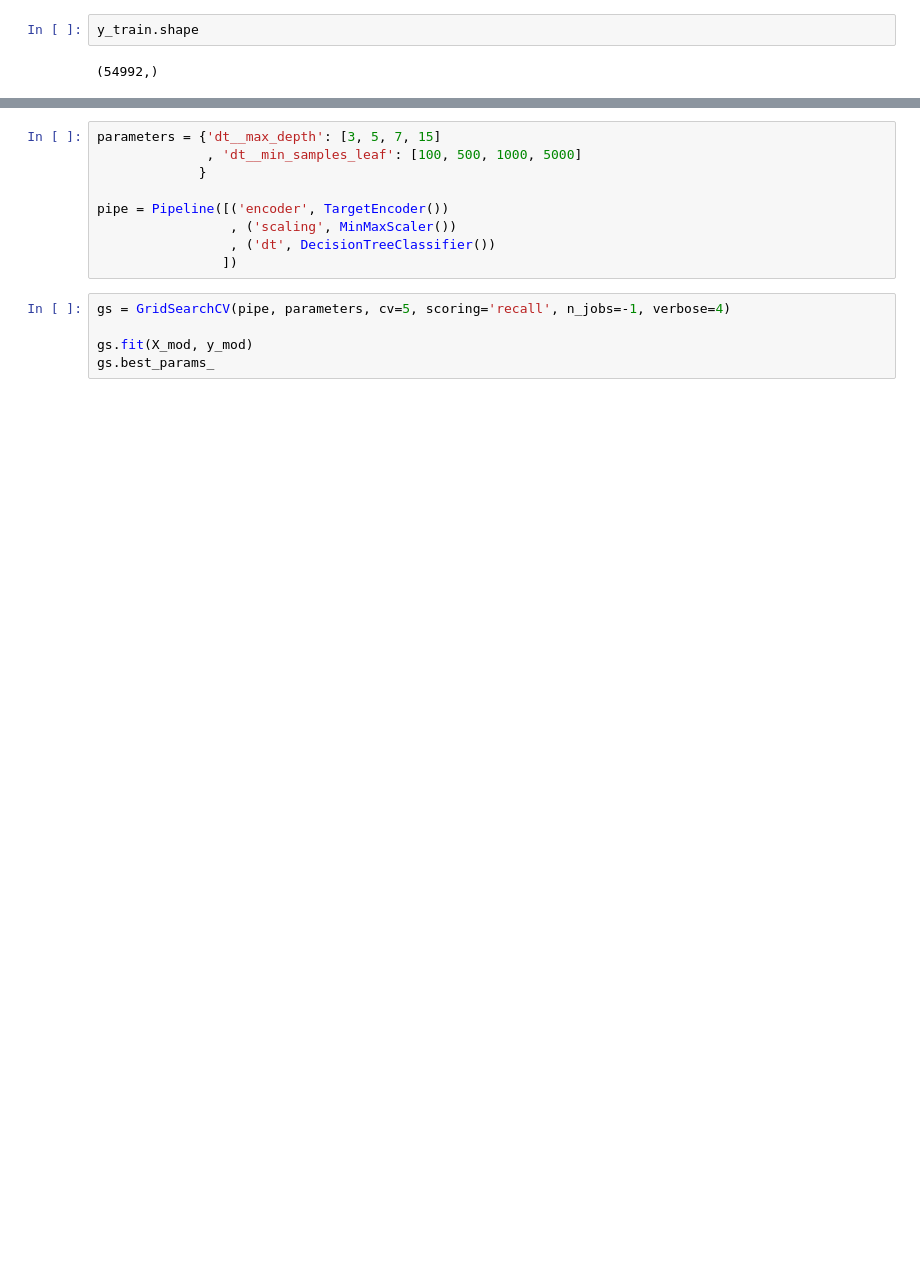
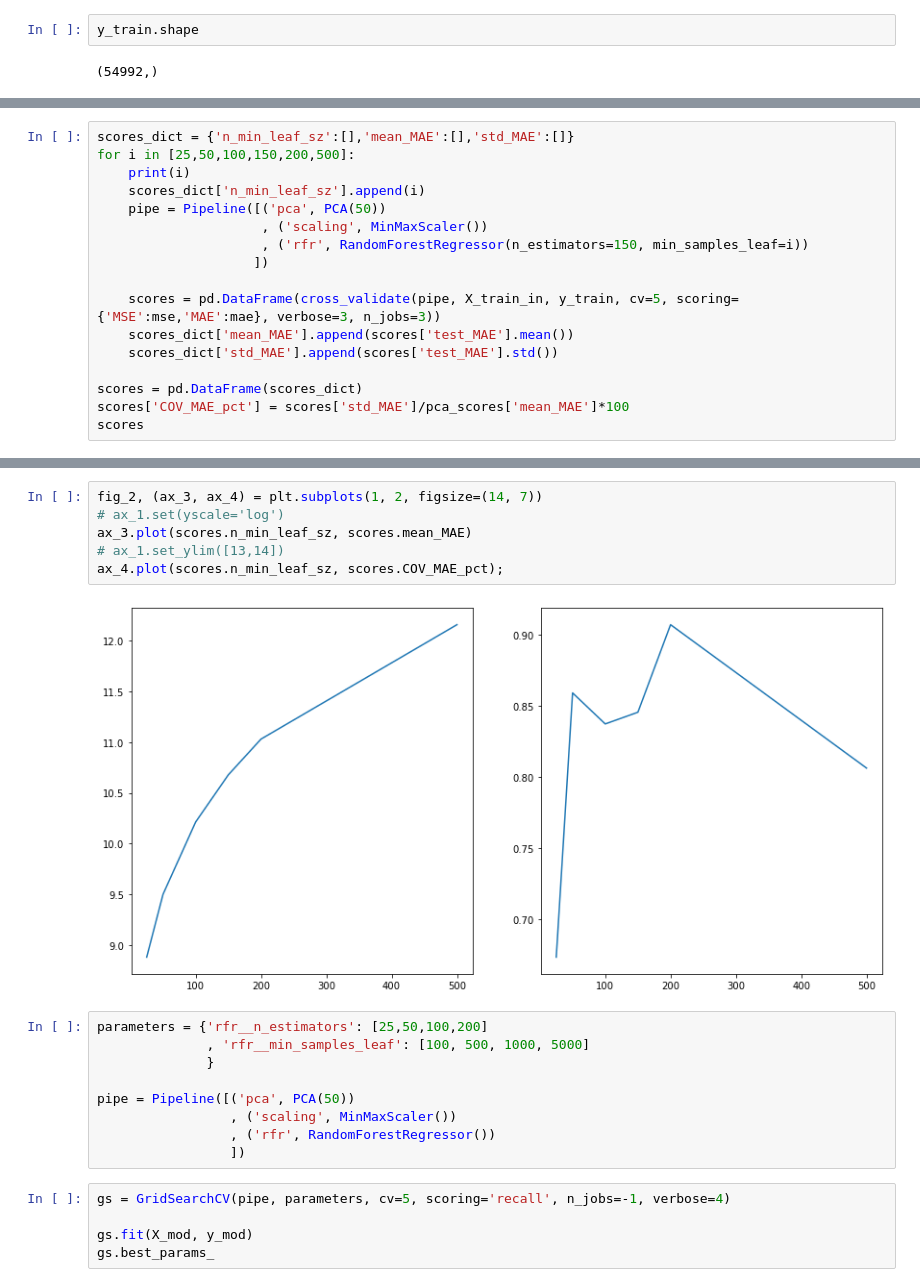
Before and after one commit to VanD3rWaals/portfolio_projects, a Jupyter notebook: ppg_model/modeling_NB.ipynb, the cells around one changed output, grey strips where cells are left out. Drawn from its saved outputs; the diff is of its cells as text; blank space fills up the shorter version.

```diff
--- a/ppg_model/modeling_NB.ipynb
+++ b/ppg_model/modeling_NB.ipynb
@@ -537,0 +499,17 @@ pd.DataFrame(scores)
+# %%
+scores_dict = {'n_min_leaf_sz':[],'mean_MAE':[],'std_MAE':[]}
+for i in [25,50,100,150,200,500]:
+    print(i)
+    scores_dict['n_min_leaf_sz'].append(i)
+    pipe = Pipeline([('pca', PCA(50))
+                     , ('scaling', MinMaxScaler())
+                     , ('rfr', RandomForestRegressor(n_estimators=150, min_samples_leaf=i))
+                    ])
+
+    scores = pd.DataFrame(cross_validate(pipe, X_train_in, y_train, cv=5, scoring={'MSE':mse,'MAE':mae}, verbose=3, n_jobs=3))
+    scores_dict['mean_MAE'].append(scores['test_MAE'].mean())
+    scores_dict['std_MAE'].append(scores['test_MAE'].std())
+
+scores = pd.DataFrame(scores_dict)
+scores['COV_MAE_pct'] = scores['std_MAE']/pca_scores['mean_MAE']*100
+scores
@@ -538,12 +548,20 @@ pd.DataFrame(scores)
+# %%
+fig_2, (ax_3, ax_4) = plt.subplots(1, 2, figsize=(14, 7))
+# ax_1.set(yscale='log')
+ax_3.plot(scores.n_min_leaf_sz, scores.mean_MAE)
+# ax_1.set_ylim([13,14])
+ax_4.plot(scores.n_min_leaf_sz, scores.COV_MAE_pct);
+# %% [output]
+[figure, added]
 # %%
-parameters = {'dt__max_depth': [3, 5, 7, 15]
-              , 'dt__min_samples_leaf': [100, 500, 1000, 5000]
-             }
+parameters = {'rfr__n_estimators': [25,50,100,200]
+              , 'rfr__min_samples_leaf': [100, 500, 1000, 5000]
+              }
 
-pipe = Pipeline([('encoder', TargetEncoder())
+pipe = Pipeline([('pca', PCA(50))
                  , ('scaling', MinMaxScaler())
-                 , ('dt', DecisionTreeClassifier())
-                ])
+                 , ('rfr', RandomForestRegressor())
+                 ])
 # %%
 gs = GridSearchCV(pipe, parameters, cv=5, scoring='recall', n_jobs=-1, verbose=4)
 
```
Also changed, not shown: parts of 84 cells of this notebook.
